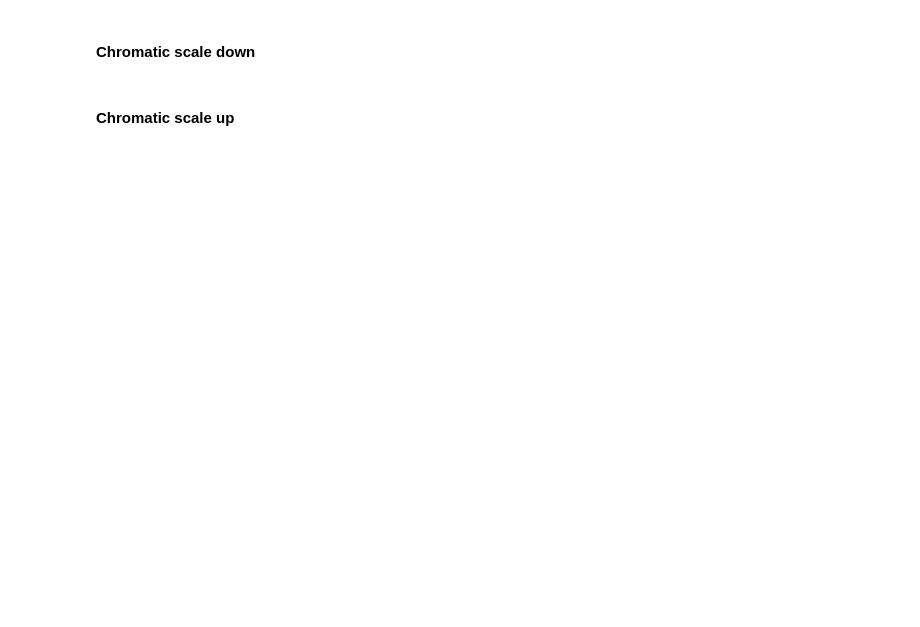
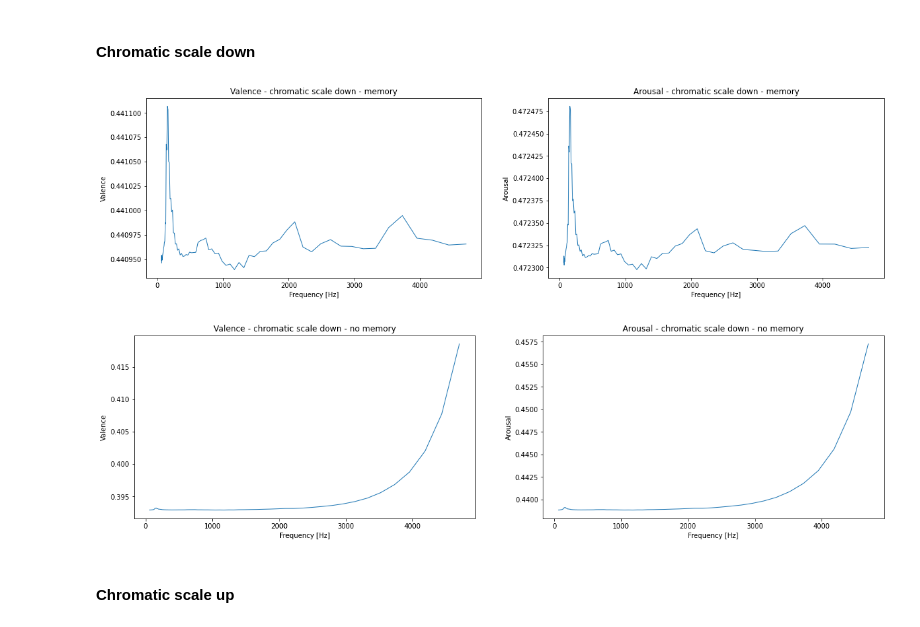
Before and after one commit to amityungman/aimpathy, a Jupyter notebook: LSTMCNN.ipynb, the cells around one changed output. Cells and saved outputs as stored; diff of their text form; code cells hidden in the pictures; blank space fills up the shorter version.

```diff
--- a/LSTMCNN.ipynb
+++ b/LSTMCNN.ipynb
@@ -305,10 +350,13 @@ def test_spectrograms(spetrograms_to_test, use_memory = True):
 
     with torch.no_grad():
         model_c.hidden = (model_c.hidden[0].cuda(), model_c.hidden[1].cuda())
+        if use_memory:
+            model_c.hidden = (torch.zeros(model_c.hidden[0].shape).cuda(),
+                              torch.zeros(model_c.hidden[0].shape).cuda())
         for ind, X_test in tqdm(enumerate(spetrograms_to_test), total=len(spetrograms_to_test)):
             if X_test.shape[1] < CHUNK_SIZE_IN_SPECTROS:
                 continue
-            if not use_memory:
+            if use_memory:
                 model_c.hidden = (torch.zeros(model_c.hidden[0].shape).cuda(),
                                   torch.zeros(model_c.hidden[0].shape).cuda())
             y_val = model_c(X_test.cuda())
@@ -316,20 +364,23 @@ def test_spectrograms(spetrograms_to_test, use_memory = True):
             arousal_values.append(y_val[1].item())
 
     return valence_values, arousal_values
+# %%
+def note_to_freq(note, concert_A=440.0):
+    return (2.0 ** ((note - 69) / 12.0)) * concert_A
 # %%
-def plot_thayer_model(valence_values, arousal_values, title):
-    x_values = list(range(len(valence_values)))
+def plot_thayer_model(valence_values, arousal_values, title, x_values = None, x_label = 'Time [sec]'):
+    x_values = list(range(len(valence_values))) if not x_values else x_values
     fig, axes = plt.subplot_mosaic("AB", figsize=(20, 5))
     ax_valence, ax_arousal = axes.values()
     ax_valence.set_title(f'Valence - {title}')
-    ax_valence.set_xlabel('Time [sec]')
+    ax_valence.set_xlabel(x_label)
     ax_valence.set_ylabel('Valence')
 #     ax_valence.set_ylim(0, 1)
 #     ax_valence.set_xlim(0, 1)
     valence_line, = ax_valence.plot(x_values, valence_values, '-', lw=1)
 
     ax_arousal.set_title(f'Arousal - {title}')
-    ax_arousal.set_xlabel('Time [sec]')
+    ax_arousal.set_xlabel(x_label)
     ax_arousal.set_ylabel('Arousal')
 #     ax_arousal.set_ylim(0, 1)
 #     ax_arousal.set_xlim(0, 1)
@@ -343,9 +396,13 @@ print("In EVAL mode")
 chromatic_scale_down_spectograms = get_spectograms("chromatic_scale_down.wav")
 # %%
 valence_values, arousal_values = test_spectrograms(chromatic_scale_down_spectograms, use_memory=True)
-plot_thayer_model(valence_values, arousal_values, "chromatic scale down - memory")
+x_values = [note_to_freq(110-note) for note in range(len(valence_values))]
+plot_thayer_model(valence_values, arousal_values, "chromatic scale down - memory", x_values=x_values, x_label='Frequency [Hz]')
 valence_values, arousal_values = test_spectrograms(chromatic_scale_down_spectograms, use_memory=False)
-plot_thayer_model(valence_values, arousal_values, "chromatic scale down - no memory")
+plot_thayer_model(valence_values, arousal_values, "chromatic scale down - no memory", x_values=x_values, x_label='Frequency [Hz]')
+# %% [output]
+[figure, added]
+[figure, added]
 # %% [markdown]
 #### Chromatic scale up
 # %%
```
Also changed, not shown: parts of 17 cells of this notebook, 2 other files.
